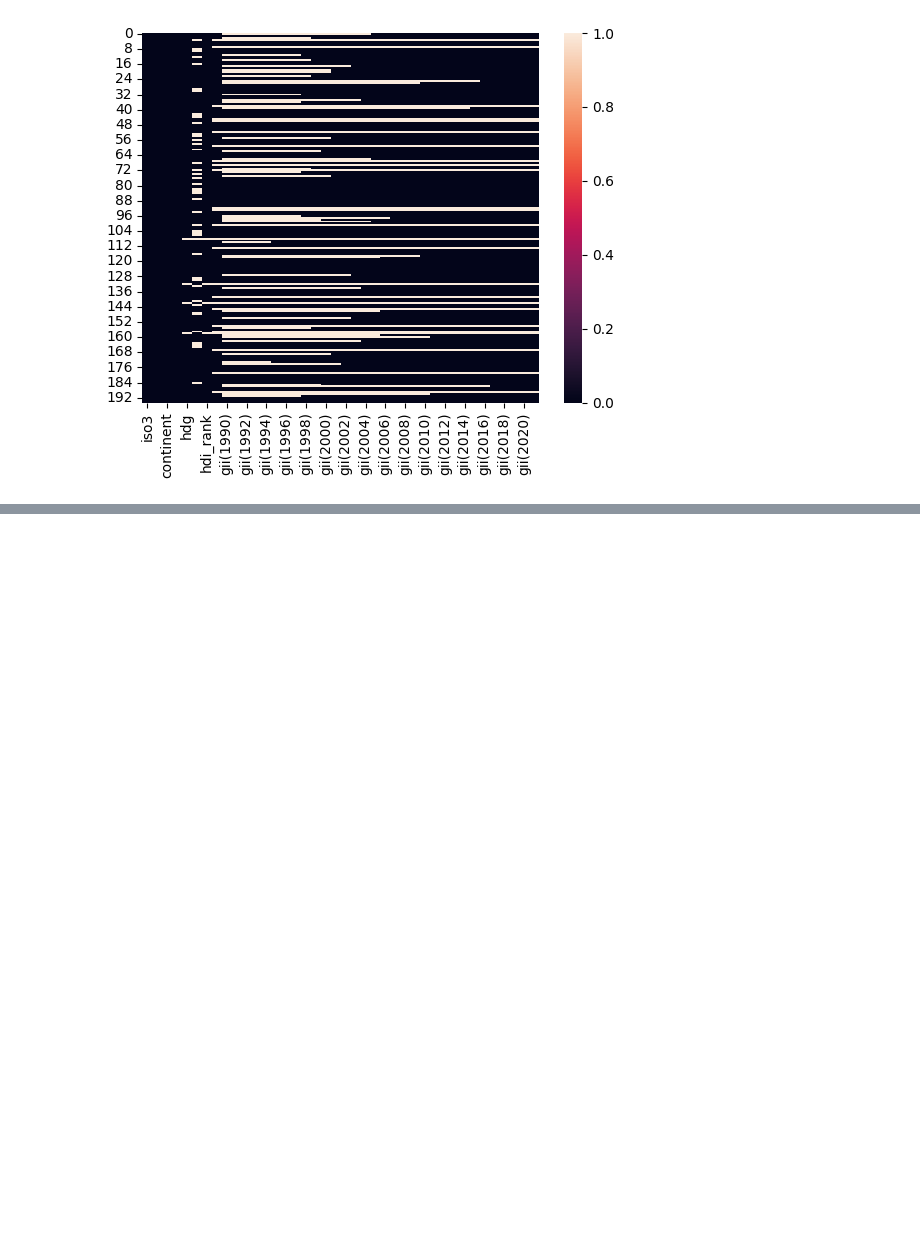
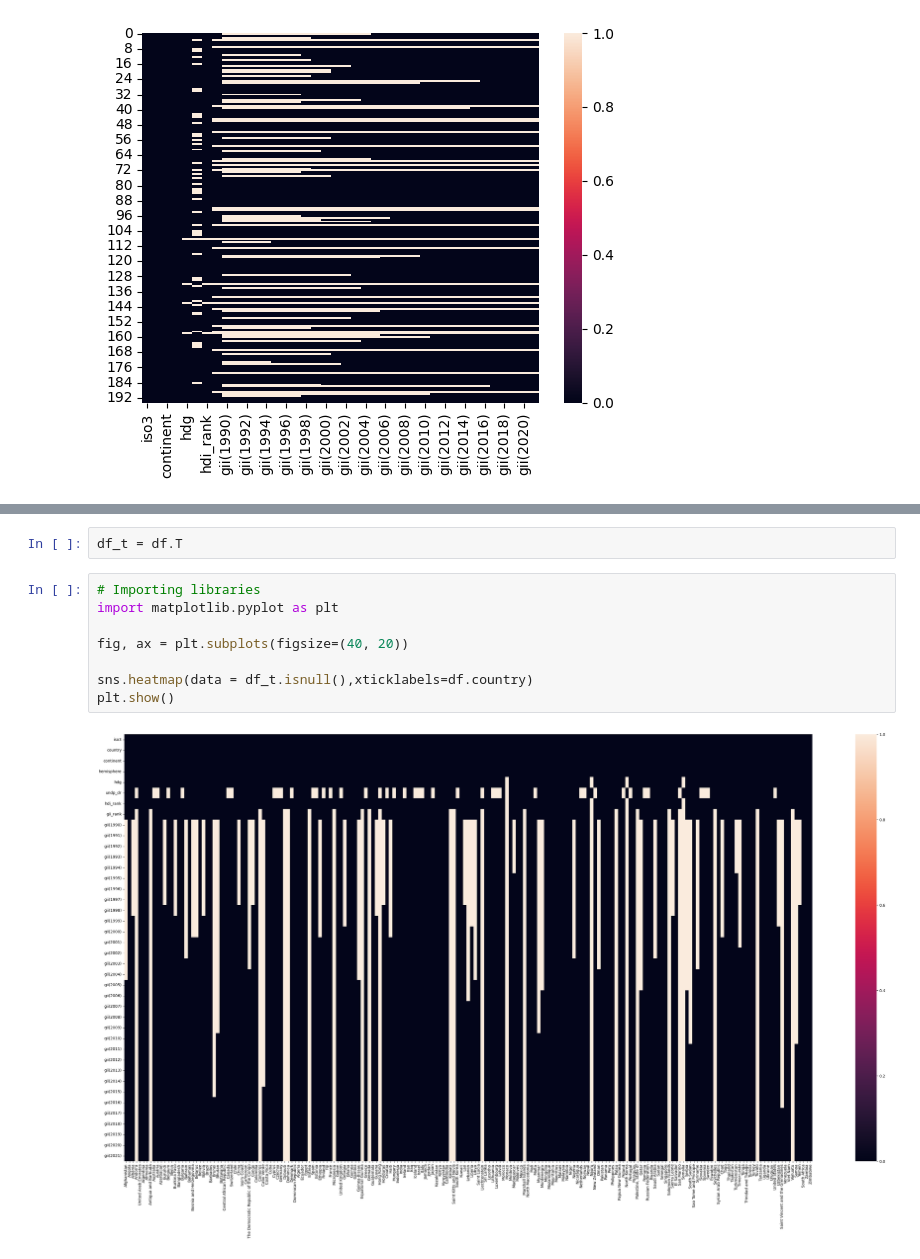
Before and after one commit to RafaelJosePortoSilva/analise_gender_inequality, a Jupyter notebook: main.ipynb, the cells around one changed output, grey strips where cells are left out. Saved outputs shown, nothing was run; the diff lists cells and outputs as text; blank space fills up the shorter version.

```diff
--- a/main.ipynb
+++ b/main.ipynb
@@ -51,0 +112,12 @@ sns.heatmap(data = df.isnull())
+# %%
+df_t = df.T
+# %%
+# Importing libraries
+import matplotlib.pyplot as plt
+
+fig, ax = plt.subplots(figsize=(40, 20))
+
+sns.heatmap(data = df_t.isnull(),xticklabels=df.country)
+plt.show()
+# %% [output]
+[figure, added]
```
Also changed, not shown: parts of 10 cells of this notebook.
